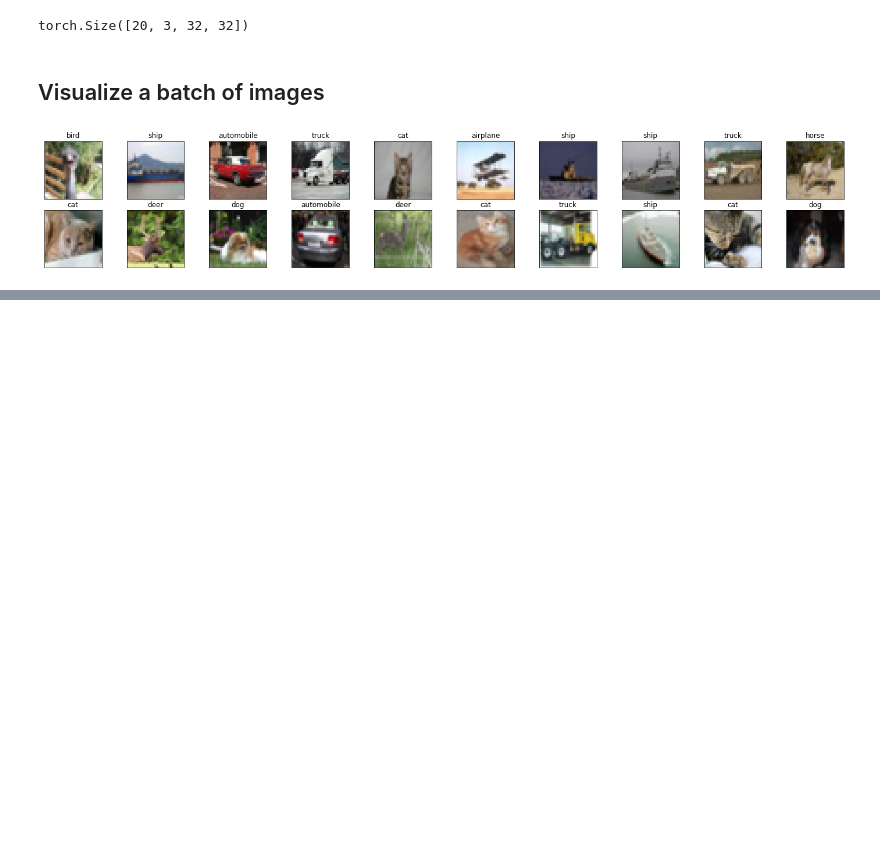
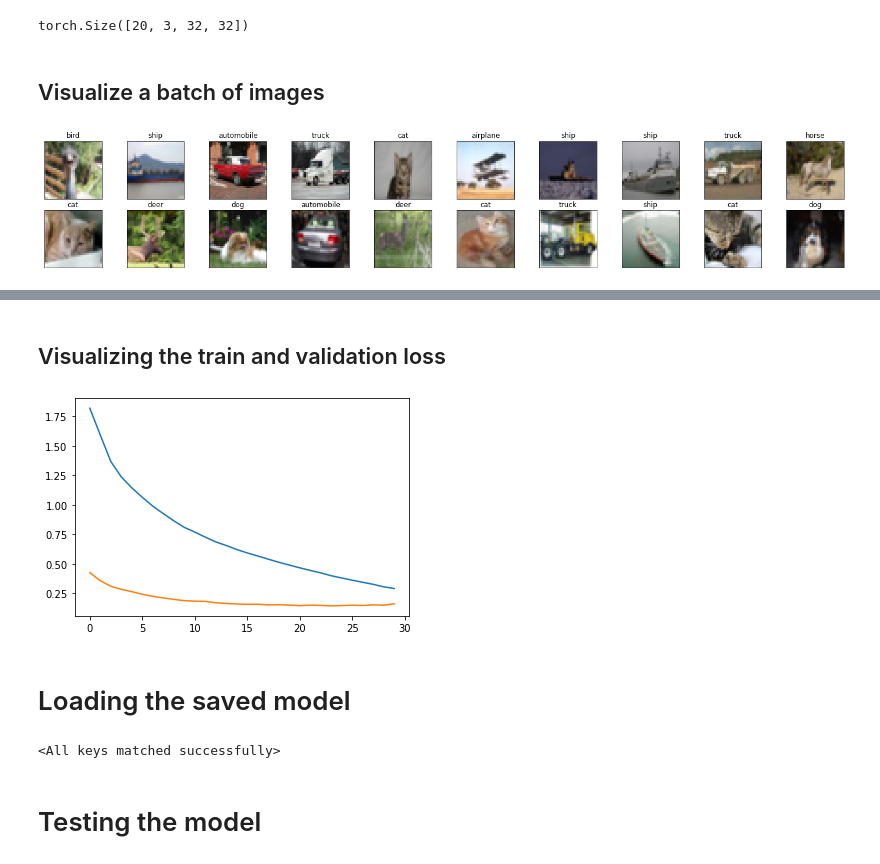
Before and after one commit to infiniteoverflow/CIFAR10-Classification, a Jupyter notebook: CIFAR10.ipynb, the cells around one changed output, grey strips where cells are left out. Saved outputs shown, nothing was run; the diff lists cells and outputs as text; code cells hidden in the pictures; blank space fills up the shorter version.

Commit message:
Tested the model and got an accuracy of 75%

```diff
--- a/CIFAR10.ipynb
+++ b/CIFAR10.ipynb
@@ -120,0 +193,7 @@ for idx in np.arange(20):
+# %%
+model = Network()
+
+if train_on_gpu:
+  model.cuda()
+
+model
@@ -120,0 +297,20 @@ for idx in np.arange(20):
+# %% [markdown]
+## Visualizing the train and validation loss
+# %%
+import matplotlib.pyplot as plt
+
+ax = plt.plot(t_loss)
+
+plt.plot(v_loss)
+
+plt.show()
+# %% [output]
+[figure, added]
+# %% [markdown]
+# Loading the saved model
+# %%
+model.load_state_dict(torch.load('model_cifar.pt'))
+# %% [output]
+<All keys matched successfully>
+# %% [markdown]
+# Testing the model
```
Also changed, not shown: parts of 9 cells of this notebook.
